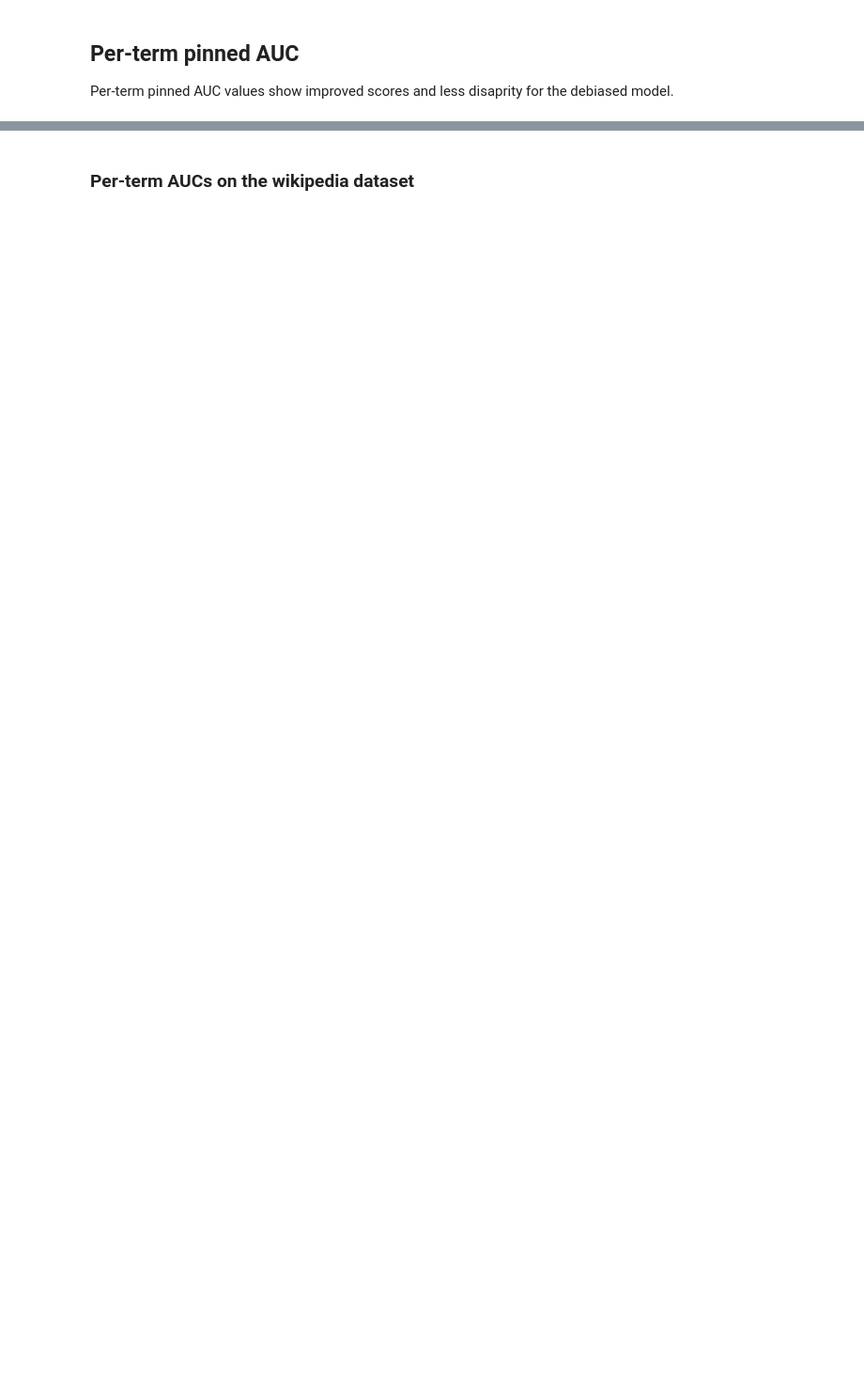
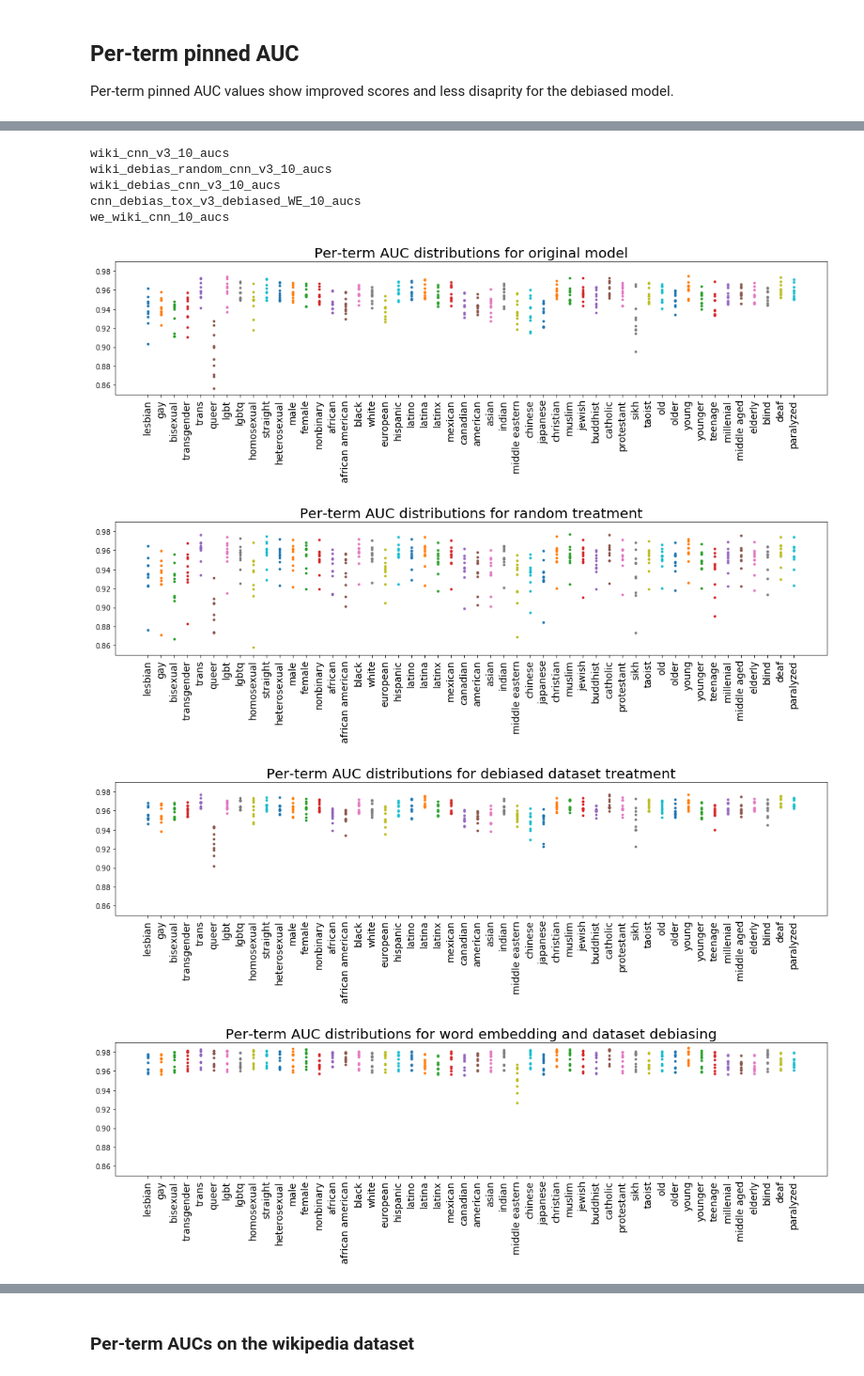
Before and after one commit to ChristopherSweeney/AIFairness, a Jupyter notebook: python_notebooks/Toxicity debiasing via word vectors and dataset rebalancing.ipynb, the cells around one changed output, grey strips where cells are left out. Shown at 94% size. Drawn from its saved outputs; the diff is of its cells as text; code cells hidden in the pictures; blank space fills up the shorter version.

```diff
--- a/python_notebooks/Toxicity debiasing via word vectors and dataset rebalancing.ipynb
+++ b/python_notebooks/Toxicity debiasing via word vectors and dataset rebalancing.ipynb
@@ -136,17 +175,17 @@ train_models('we_wiki_cnn',wiki,'../data/glove_debias.txt',[hparams_100,hparams_
 
 MODEL_DIR = '../models/'
 
-wiki_model_names = ['wiki_cnn_v3_{}'.format(i) for i in xrange(100, 103)]
-wiki_models = [model_tool.ToxModel(name) for name in wiki_model_names]
+wiki_model_names = ['wiki_cnn_v3_{}'.format(i) for i in xrange(100, 110)]
+wiki_models = [model_tool.ToxModel(name,model_dir=MODEL_DIR) for name in wiki_model_names]
 
-random_model_names = ['wiki_debias_random_cnn_v3_{}'.format(i) for i in xrange(100, 103)]
-random_models = [model_tool.ToxModel(name) for name in random_model_names]
+random_model_names = ['wiki_debias_random_cnn_v3_{}'.format(i) for i in xrange(100, 110)]
+random_models = [model_tool.ToxModel(name,model_dir=MODEL_DIR) for name in random_model_names]
 
-debias_model_names = ['wiki_debias_cnn_v3_{}'.format(i) for i in xrange(100, 103)]
-debias_models = [model_tool.ToxModel(name) for name in debias_model_names]
+debias_model_names = ['wiki_debias_cnn_v3_{}'.format(i) for i in xrange(100, 110)]
+debias_models = [model_tool.ToxModel(name,model_dir=MODEL_DIR) for name in debias_model_names]
 
-we_debias_model_names = ['cnn_debias_tox_v3_debiased_WE_{}'.format(i) for i in xrange(100, 103)]
-we_debias_models = [model_tool.ToxModel(name,embeddings_path='../data/glove_debias.txt') for name in we_debias_model_names]
+we_debias_model_names = ['cnn_debias_tox_v3_debiased_WE_{}'.format(i) for i in xrange(100, 110)]
+we_debias_models = [model_tool.ToxModel(name,embeddings_path='../data/glove_debias.txt',model_dir=MODEL_DIR) for name in we_debias_model_names]
 
-we_wiki_model_names = ['we_wiki_cnn_{}'.format(i) for i in xrange(100, 103)]
-we_wiki_models = [model_tool.ToxModel(name,embeddings_path='../data/glove_debias.txt') for name in we_wiki_model_names]
+we_wiki_model_names = ['we_wiki_cnn_{}'.format(i) for i in xrange(100, 110)]
+we_wiki_models = [model_tool.ToxModel(name,embeddings_path='../data/glove_debias.txt',model_dir=MODEL_DIR) for name in we_wiki_model_names]
@@ -238,11 +424,21 @@ for mean_col in [orig_mean, random_mean, debias_mean,we_debias_mean,we_wiki_mean
 # %%
 orig_aucs = 'wiki_cnn_v3_10_aucs'
 random_aucs = 'wiki_debias_random_cnn_v3_10_aucs'
 debias_aucs= 'wiki_debias_cnn_v3_10_aucs'
 we_debias_aucs = 'cnn_debias_tox_v3_debiased_WE_10_aucs'
 we_wiki_aucs = 'we_wiki_cnn_10_aucs'
-for title, auc_collection_col in [('original',orig_aucs), ('random',random_aucs), ('debias',debias_aucs),('we_debias',we_debias_aucs),('we_wiki',we_wiki_aucs)]:
+for title, auc_collection_col in [('original model',orig_aucs), ('random treatment',random_aucs), ('debiased dataset treatment',debias_aucs),('word embedding and dataset debiasing',we_debias_aucs),('debiased word embedding treatment',we_wiki_aucs)]:
     print(auc_collection_col)
     model_bias_analysis.per_subgroup_scatterplots(
         _raw_term_madlibs_aucs, 'subgroup', auc_collection_col, title='Per-term AUC distributions for ' + title,
-        file_name='madlibs')
+        file_name='madlibs',y_lim=(0.85, .99))
+# %% [output]
+wiki_cnn_v3_10_aucs
+wiki_debias_random_cnn_v3_10_aucs
+wiki_debias_cnn_v3_10_aucs
+cnn_debias_tox_v3_debiased_WE_10_aucs
+we_wiki_cnn_10_aucs
+[figure, added]
+[figure, added]
+[figure, added]
+[figure, added]
```
Also changed, not shown: parts of 42 cells of this notebook, 1 other file.
